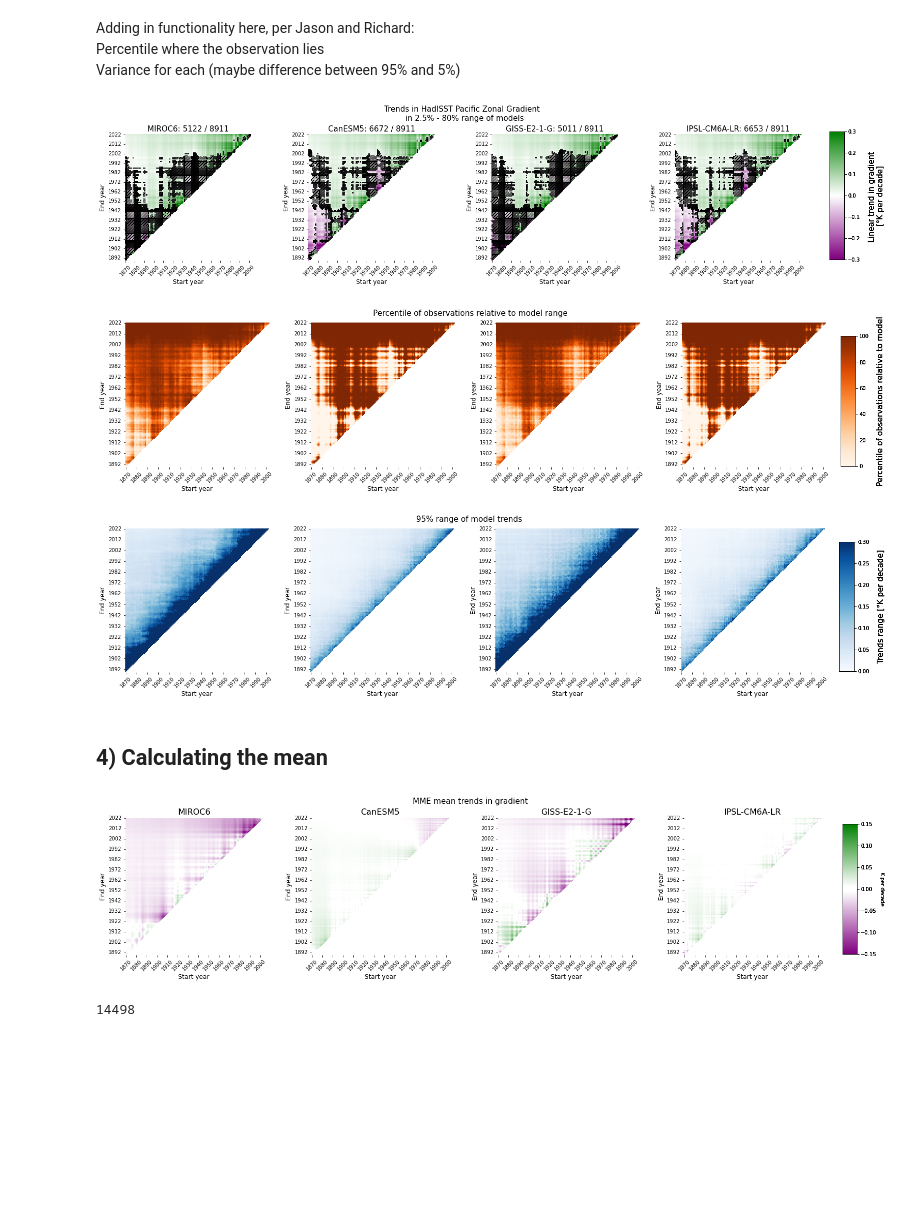
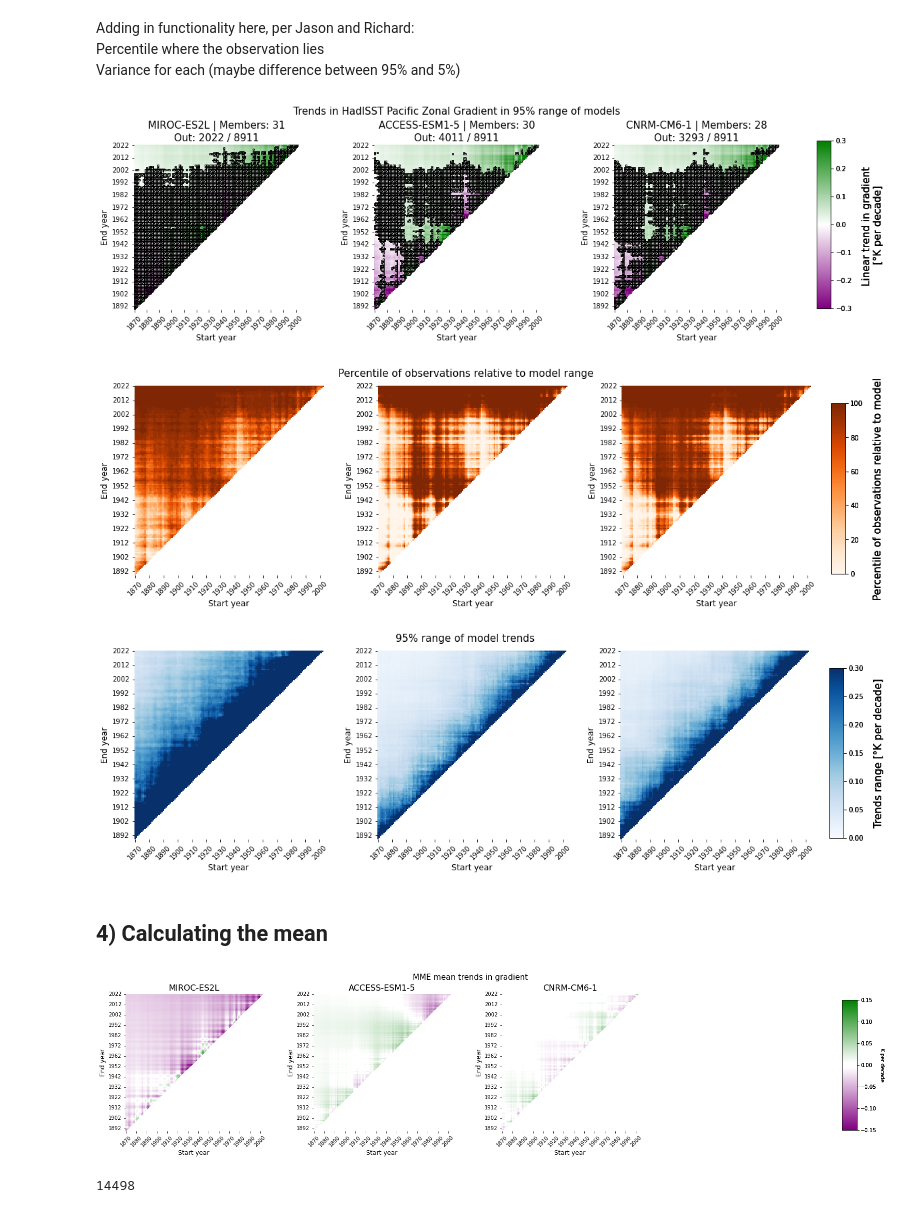
Before and after one commit to hanbyrne1995/gradient_project, a Jupyter notebook: LE_ModelRange_vs_Obs.ipynb, the cells around one changed output. Saved outputs shown, nothing was run; the diff lists cells and outputs as text; code cells hidden in the pictures; blank space fills up the shorter version.

Commit message:
Ran this for three other models; added in a tracker for the random and non-random matches

```diff
--- a/LE_ModelRange_vs_Obs.ipynb
+++ b/LE_ModelRange_vs_Obs.ipynb
@@ -59,7 +59,8 @@ fileName = 'cmip6_ScenarioMIP_opendap.csv'
 inputScenario = pd.read_csv(fileName)
 
 # selecting the models
-models = ['MIROC-ES2L', 'ACCESS-ESM1-5', 'CNRM-CM6-1', 'EC-Earth3']
+models = ['MIROC-ES2L', 'ACCESS-ESM1-5', 'CNRM-CM6-1']
+#models = ['MIROC-ES2L']
 
 # filtering for the subset of links we are interested in
 # first filtering the Scenario datasets because these are more limited
@@ -112,6 +113,7 @@ Scenario dictionary complete: 1877 / 1877
 trendsDict = {}
 trendsDfDict = {}
 gradDict = {}
+matchDict = {} # dictionary to store information about random versus non-random matches; NOTE that output here is Model Name and variant label for the scenario (i.e., not parent variant label)
 counter = 0
 modelCount = len(histModels.keys())
 
@@ -124,7 +126,8 @@ for key in histModels:
 
             # extending the model period through adding in scenarios
             modelIdentifier = modelInput.ds.attrs['source_id'] + '_' + modelInput.ds.attrs['variant_label']
-            modelFullPeriod = ExtendPeriod(modelIdentifier, modelInput, scenarioModels)
+            modelFullPeriod, match = ExtendPeriod(modelIdentifier, modelInput, scenarioModels)
+            matchDict[modelIdentifier] = match
 
             # remove the climatology from the full dataset
             modelFullPeriod = RemoveClimatology(modelFullPeriod)
@@ -143,7 +146,8 @@ for key in histModels:
         modelInput = ModelInput(model)
 
         # extending the model period through adding in scenarios
-        modelFullPeriod = ExtendPeriod(key, modelInput, scenarioModels)
+        modelFullPeriod, match = ExtendPeriod(key, modelInput, scenarioModels)
+        matchDict[key] = match
 
         # remove the climatology from the full dataset
         modelFullPeriod = RemoveClimatology(modelFullPeriod)
@@ -284,7 +283,7 @@ dictUpperUni = defaultdict(list)
 
 # __Universal attributes___
 nFigures = len(models)
-nCols = 4
+nCols = 3
 
 if nFigures % nCols == 0:
     nRows = int(nFigures/nCols)
@@ -303,7 +302,7 @@ axesList = []
 
 # create the figure
 fig1 = plt.figure(figsize = (figWidth, figHeight), constrained_layout = True)
-fig1.suptitle('Trends in HadISST Pacific Zonal Gradient \n in 95% range of models', fontsize = 15)
+fig1.suptitle('Trends in HadISST Pacific Zonal Gradient in 95% range of models', fontsize = 15)
 
 # ___Obs percentile___
 fig2 = plt.figure(figsize = (figWidth, figHeight), constrained_layout = True)
@@ -318,6 +317,9 @@ for i, model in enumerate(models):
 
     # create a dictionary with all of the trends from this directory
     trendsDict = TrendsDictFromFiles(trendsDir, model)
+
+    # count the number of models
+    memberCount = len(trendsDict[1870,2022])
 
     # create dictionaries with lower and upper percentiles from the distribution of trends
     dictLower, dictUpper = CalculateTrendPercentile(trendsDict, 2.5, 97.5)
@@ -370,7 +372,7 @@ for i, model in enumerate(models):
 
     ax = fig1.add_subplot(nRows, nCols, i+1)
     ax.set_aspect('equal')
-    ax.set_title(f'{model}: {countOut} / {countTotal}', fontsize = 15)
+    ax.set_title(f'{model} | Members: {memberCount}\nOut: {countOut} / {countTotal}', fontsize = 15)
     plot = sns.heatmap(trendsHadDf, cmap = cmap, ax = ax, vmin = vmin, vmax = vmax, xticklabels = 10, yticklabels = 10, center = 0, cbar = False, norm = norm)
     ax.tick_params(axis = 'x', rotation = 45)
     ax.tick_params(axis = 'y', rotation = 0)
@@ -407,36 +409,36 @@ for i, model in enumerate(models):
 
     cbarAx = fig2.add_axes([1, 0.15, 0.02, 0.7])
     colorBar = fig2.colorbar(cm.ScalarMappable(norm = norm, cmap = cmap), cax = cbarAx)
     colorBar.set_label('Percentile of observations relative to model', rotation = 90, labelpad = 15, fontsize = 15)
 
     #___OBS RANGE___
 
     vmin = 0
     vmax = 0.3 # Note that these values were selected after running it once and looking at the max and min of the whole spread; have to be changed manually
 
     # setting the colorbar
     cmap = 'Blues'
     norm = mcolors.Normalize(vmin = vmin, vmax = vmax)
 
     ax = fig3.add_subplot(nRows, nCols, i+1)
     ax.set_aspect('equal')
     #ax.set_title(f'{model}', fontsize = 15)
     plot = sns.heatmap(dfRange, cmap = cmap, ax = ax, vmin = vmin, vmax = vmax, xticklabels = 10, yticklabels = 10, cbar = False, norm = norm)
     ax.tick_params(axis = 'x', rotation = 45)
     ax.tick_params(axis = 'y', rotation = 0)
     ax.set_ylabel('End year', fontsize = 12)
     ax.set_xlabel('Start year', fontsize = 12)
 
     cbarAx = fig3.add_axes([1, 0.15, 0.02, 0.7])
     colorBar = fig.colorbar(cm.ScalarMappable(norm = norm, cmap = cmap), cax = cbarAx)
     colorBar.set_label('Trends range [°K per decade]', rotation = 90, labelpad = 15, fontsize = 15)
 
 
 plt.show()
 # %% [output]
-[figure, old version]
+[figure, new version]
-[figure, old version]
+[figure, new version]
-[figure, old version]
+[figure, new version]
 # %% [markdown]
 ## 4) Calculating the mean
 # %%
@@ -506,7 +508,7 @@ for i, model in enumerate(models):
     colorBar = fig.colorbar(cm.ScalarMappable(norm = norm, cmap = cmap), cax = cbarAx)
     colorBar.set_label('K per decade', rotation = 270, labelpad = 15)
 # %% [output]
-[figure, old version]
+[figure, new version]
 # %%
 # calculating the number of grid points that fall outside the model range
 list(dictObsInRange.values()).count(np.nan)
```
Also changed, not shown: parts of 4 cells of this notebook.
